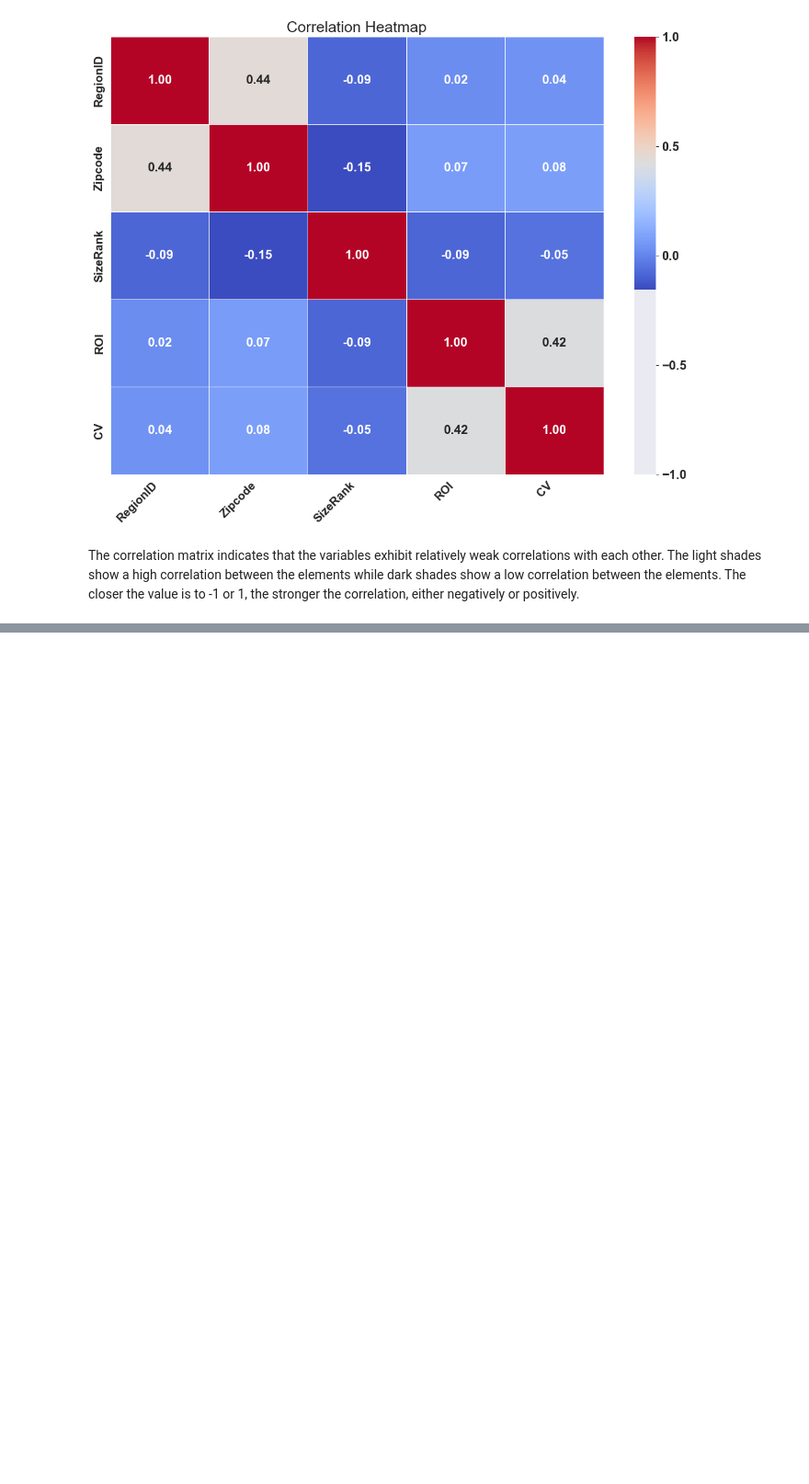
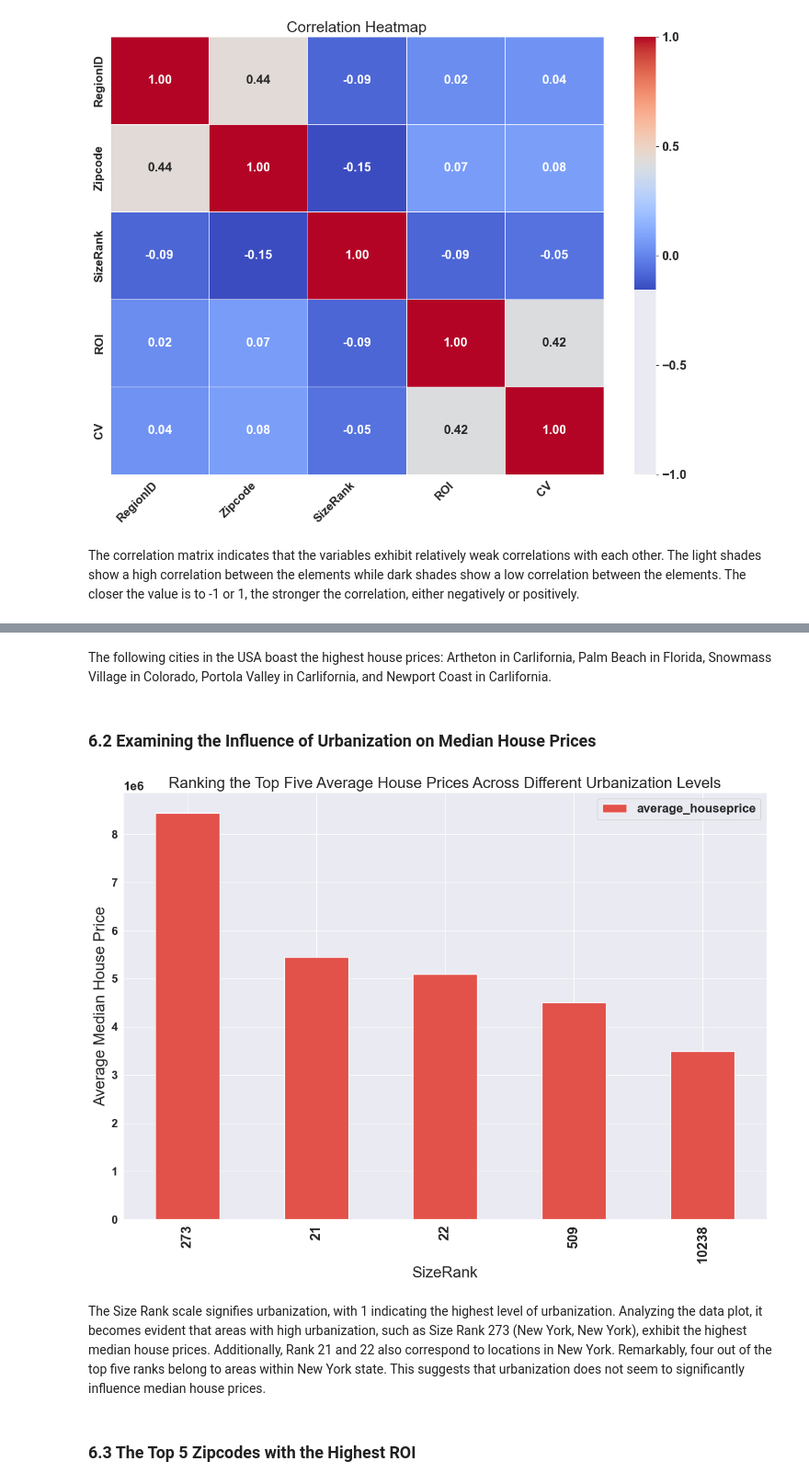
Before and after one commit to FionaNalianya/Forecasting-real-estate-prices, a Jupyter notebook: notebook.ipynb, the cells around one changed output, grey strips where cells are left out. Shown at 92% size. Saved outputs shown, nothing was run; the diff lists cells and outputs as text; code cells hidden in the pictures; blank space fills up the shorter version.

```diff
--- a/notebook.ipynb
+++ b/notebook.ipynb
@@ -628,0 +737,24 @@ The correlation matrix indicates that the variables exhibit relatively weak corr
+# %% [markdown]
+The following cities in the USA boast the highest house prices: Artheton in Carlifornia, Palm Beach in Florida, Snowmass Village in Colorado, Portola Valley in Carlifornia, and Newport Coast in Carlifornia.
+# %% [markdown]
+### 6.2 Examining the Influence of Urbanization on Median House Prices
+# %%
+# Grouping median house prices by size rank
+urban_housevalue = pd.DataFrame(new_df.groupby("SizeRank")["average_houseprice"].mean()
+                                .sort_values(ascending=False).head(5))
+# %%
+ax1 = urban_housevalue.plot(kind='bar', figsize=(15,10));
+ax1.set_alpha(0.8)
+ax1.set_title("Ranking the Top Five Average House Prices Across Different Urbanization Levels", fontsize=20)
+ax1.set_ylabel("Average Median House Price", fontsize=20);
+ax1.set_xlabel("SizeRank", fontsize=20)
+plt.yticks(fontsize= 15)
+plt.xticks(fontsize= 18)
+
+plt.show()
+# %% [output]
+[figure, added]
+# %% [markdown]
+The Size Rank scale signifies urbanization, with 1 indicating the highest level of urbanization. Analyzing the data plot, it becomes evident that areas with high urbanization, such as Size Rank 273 (New York, New York), exhibit the highest median house prices. Additionally, Rank 21 and 22 also correspond to locations in New York. Remarkably, four out of the top five ranks belong to areas within New York state. This suggests that urbanization does not seem to significantly influence median house prices.
+# %% [markdown]
+### 6.3 The Top 5 Zipcodes with the Highest ROI
```
Also changed, not shown: parts of 27 cells of this notebook.
